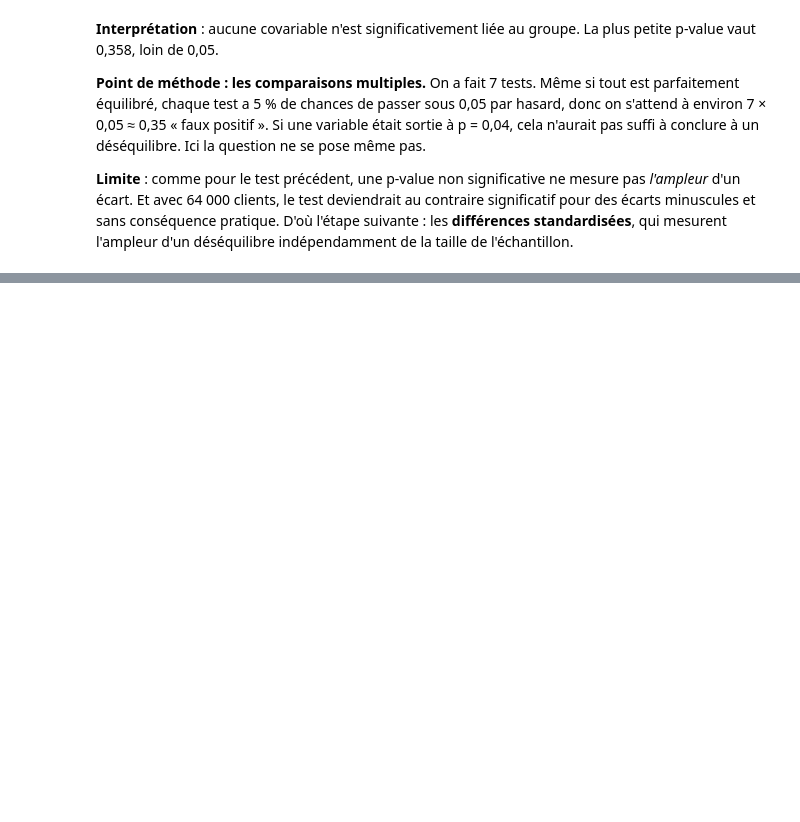
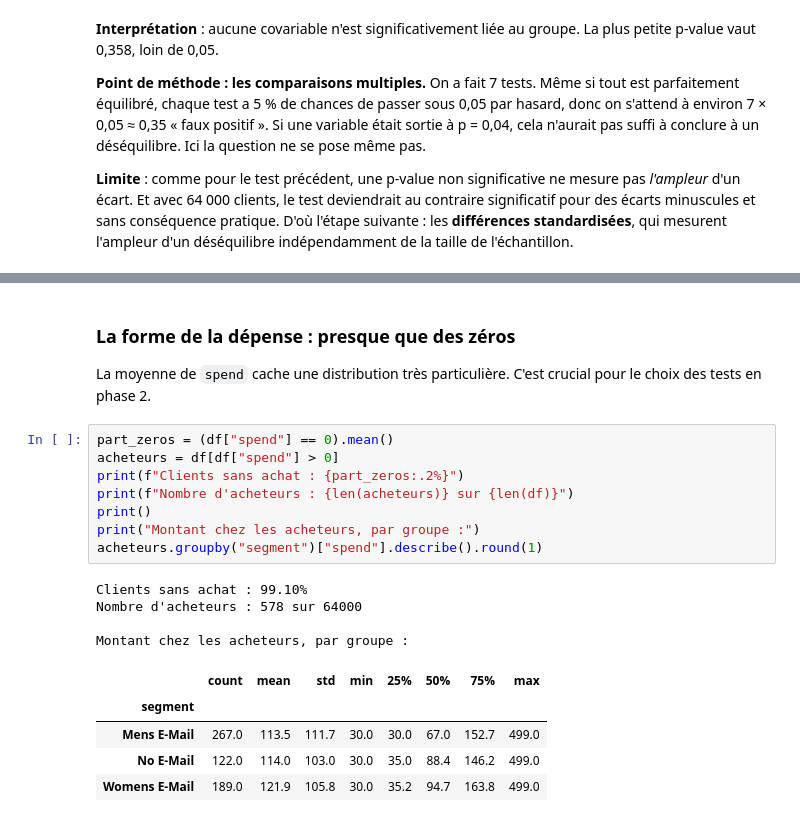
Before and after one commit to mimouniahmed/CampaignLift, a Jupyter notebook: notebooks/01_exploration.ipynb, the cells around one changed output, grey strips where cells are left out. Saved outputs shown, nothing was run; the diff lists cells and outputs as text; blank space fills up the shorter version.

```diff
--- a/notebooks/01_exploration.ipynb
+++ b/notebooks/01_exploration.ipynb
@@ -173,0 +290,22 @@ pd.DataFrame(resultats).set_index("variable")
+# %% [markdown]
+### La forme de la dépense : presque que des zéros
+
+La moyenne de `spend` cache une distribution très particulière. C'est crucial pour le choix des tests en phase 2.
+# %%
+part_zeros = (df["spend"] == 0).mean()
+acheteurs = df[df["spend"] > 0]
+print(f"Clients sans achat : {part_zeros:.2%}")
+print(f"Nombre d'acheteurs : {len(acheteurs)} sur {len(df)}")
+print()
+print("Montant chez les acheteurs, par groupe :")
+acheteurs.groupby("segment")["spend"].describe().round(1)
+# %% [output]
+Clients sans achat : 99.10%
+Nombre d'acheteurs : 578 sur 64000
+
+Montant chez les acheteurs, par groupe :
+|  | count | mean | std | min | 25% | 50% | 75% | max |
+| segment |  |  |  |  |  |  |  |  |
+| Mens E-Mail | 267.0 | 113.5 | 111.7 | 30.0 | 30.0 | 67.0 | 152.7 | 499.0 |
+| No E-Mail | 122.0 | 114.0 | 103.0 | 30.0 | 35.0 | 88.4 | 146.2 | 499.0 |
+| Womens E-Mail | 189.0 | 121.9 | 105.8 | 30.0 | 35.2 | 94.7 | 163.8 | 499.0 |
```
Also changed, not shown: parts of 9 cells of this notebook, 3 other files.
